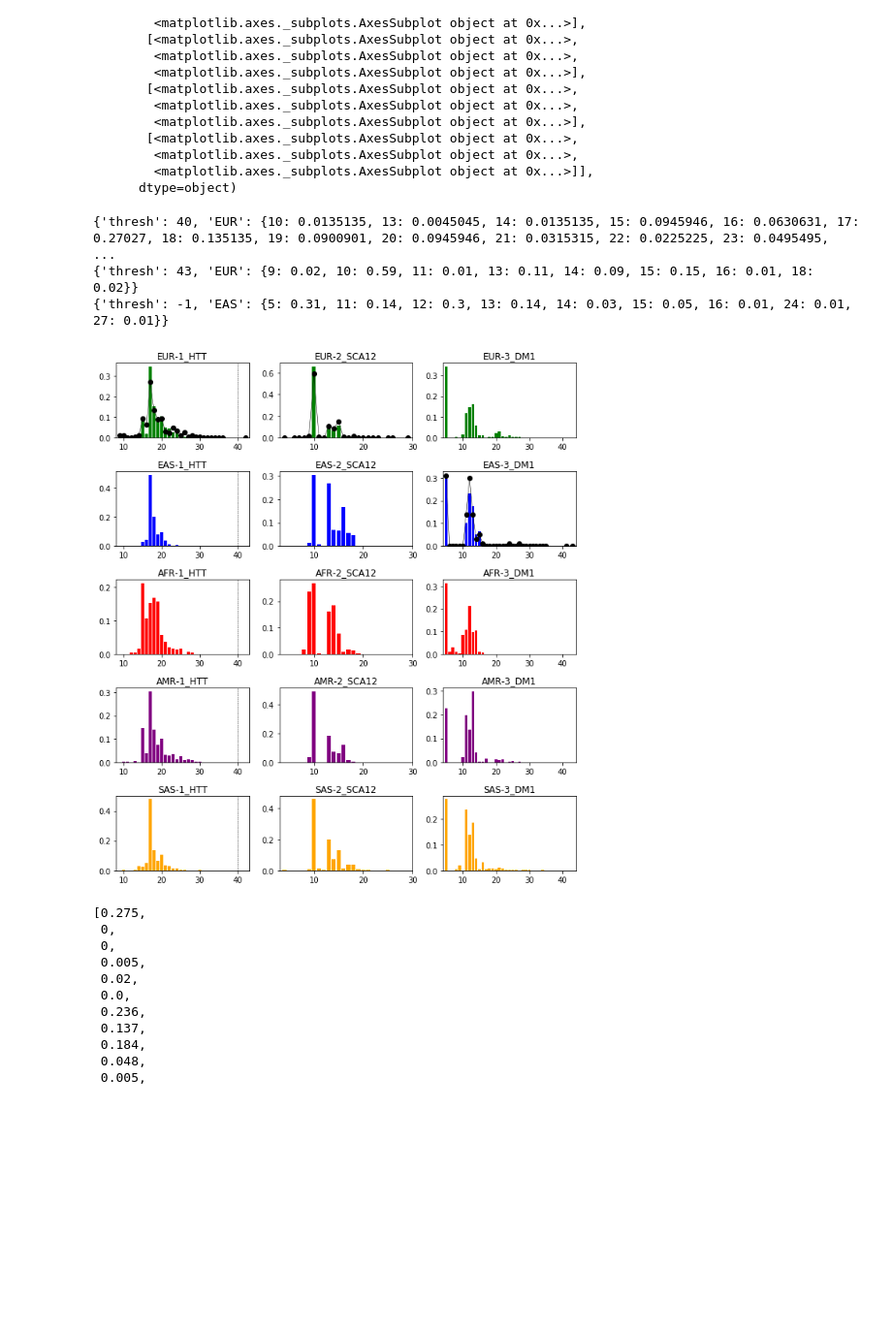
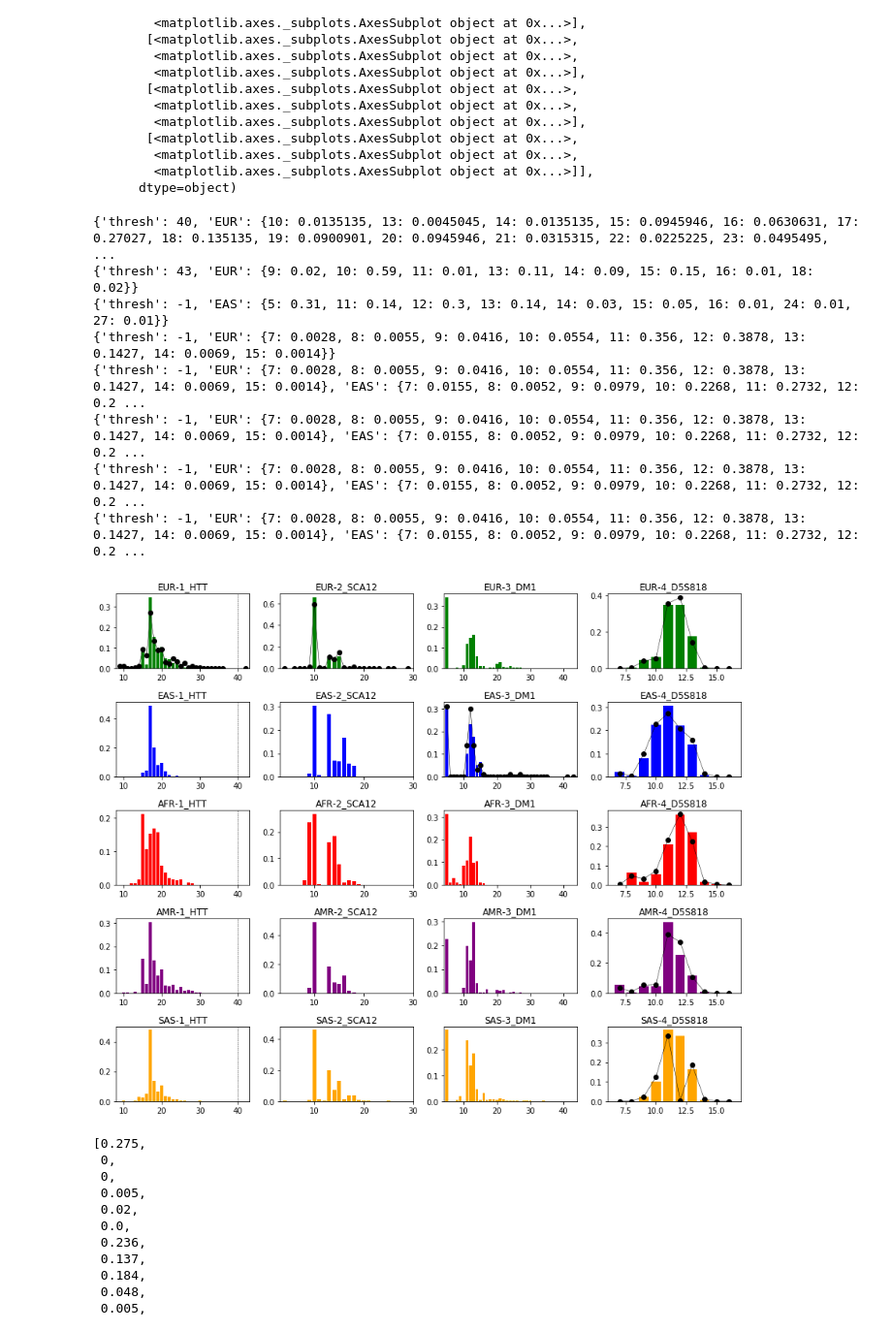
Before and after one commit to gymrek-lab/EnsembleTR, a Jupyter notebook: callset-qc/1000G_CallerQC_Figures.ipynb, the cells around one changed output. Shown: that part at 97% size. Drawn from its saved outputs; the diff is of its cells as text; code cells hidden in the pictures; blank space fills up the shorter version.

```diff
--- a/callset-qc/1000G_CallerQC_Figures.ipynb
+++ b/callset-qc/1000G_CallerQC_Figures.ipynb
@@ -162,11 +162,13 @@ locids = {}
 locids["chr4:3074877"] = "1_HTT"
 locids["chr5:146878728"] = "2_SCA12"
 locids["chr19:45770205"] = "3_DM1"
+locids["chr5:123775556"] = "4_D5S818"
 
 # Allele freqs compared to known
 known_freqs = pd.read_csv(os.path.join(OUTDIR, "known_afreqs.txt"), sep="\t")
 called_freqs = pd.read_csv(os.path.join(OUTDIR, "called_afreqs.txt"), sep="\t") # TODO order based on iD
 called_freqs = called_freqs[called_freqs["pos"] != 146878729] # need to remove this one
+called_freqs = called_freqs[called_freqs["pos"] != 123775553] # need to remove this one
 called_freqs["id"] = called_freqs.apply(lambda x: locids["%s:%s"%(x["chrom"], x["pos"])], 1)
 called_freqs = called_freqs.sort_values("id")
 
@@ -208,34 +210,39 @@ for i in range(called_freqs.shape[0]):
             if str(cstring) == "nan": continue
             for allele in cstring.split(","):
                 al, fq = allele.split(":")
                 al = int(float(al)); fq = float(fq)
                 spcts[al] = fq
             kcounts[sp] = spcts
             print(kcounts)
 
     for j in range(len(superpops)):
         ax = axis_array[j, i]
         ax.bar(alleles, [popcounts[superpops[j]].get(a, 0) for a in alleles], color=popcolors[superpops[j]])
 
         # Plot known
         if superpops[j] in kcounts.keys():
             ax.plot(alleles, [kcounts[superpops[j]].get(a, 0) for a in alleles], color="black",
                    marker="o", linewidth=0.5)
 
         # Plot threshold
         if kcounts["thresh"]>-1:
             ax.axvline(x=kcounts["thresh"], linewidth=0.5, color="black", linestyle="dashed")
         ax.set_xlim(left=min(alleles)-1, right=max(alleles)+1)
         ax.set_title("%s-%s"%(superpops[j], locus_id))
         #ax.grid(True)
         plotnum += 1
 
 fig.tight_layout()
 # %% [output]
 {'thresh': 40, 'EUR': {10: 0.0135135, 13: 0.0045045, 14: 0.0135135, 15: 0.0945946, 16: 0.0630631, 17: 0.27027, 18: 0.135135, 19: 0.0900901, 20: 0.0945946, 21: 0.0315315, 22: 0.0225225, 23: 0.0495495,  ...
 {'thresh': 43, 'EUR': {9: 0.02, 10: 0.59, 11: 0.01, 13: 0.11, 14: 0.09, 15: 0.15, 16: 0.01, 18: 0.02}}
 {'thresh': -1, 'EAS': {5: 0.31, 11: 0.14, 12: 0.3, 13: 0.14, 14: 0.03, 15: 0.05, 16: 0.01, 24: 0.01, 27: 0.01}}
+{'thresh': -1, 'EUR': {7: 0.0028, 8: 0.0055, 9: 0.0416, 10: 0.0554, 11: 0.356, 12: 0.3878, 13: 0.1427, 14: 0.0069, 15: 0.0014}}
+{'thresh': -1, 'EUR': {7: 0.0028, 8: 0.0055, 9: 0.0416, 10: 0.0554, 11: 0.356, 12: 0.3878, 13: 0.1427, 14: 0.0069, 15: 0.0014}, 'EAS': {7: 0.0155, 8: 0.0052, 9: 0.0979, 10: 0.2268, 11: 0.2732, 12: 0.2 ...
+{'thresh': -1, 'EUR': {7: 0.0028, 8: 0.0055, 9: 0.0416, 10: 0.0554, 11: 0.356, 12: 0.3878, 13: 0.1427, 14: 0.0069, 15: 0.0014}, 'EAS': {7: 0.0155, 8: 0.0052, 9: 0.0979, 10: 0.2268, 11: 0.2732, 12: 0.2 ...
+{'thresh': -1, 'EUR': {7: 0.0028, 8: 0.0055, 9: 0.0416, 10: 0.0554, 11: 0.356, 12: 0.3878, 13: 0.1427, 14: 0.0069, 15: 0.0014}, 'EAS': {7: 0.0155, 8: 0.0052, 9: 0.0979, 10: 0.2268, 11: 0.2732, 12: 0.2 ...
+{'thresh': -1, 'EUR': {7: 0.0028, 8: 0.0055, 9: 0.0416, 10: 0.0554, 11: 0.356, 12: 0.3878, 13: 0.1427, 14: 0.0069, 15: 0.0014}, 'EAS': {7: 0.0155, 8: 0.0052, 9: 0.0979, 10: 0.2268, 11: 0.2732, 12: 0.2 ...
-[figure, old version]
+[figure, new version]
 # %%
 [popcounts[superpops[j]].get(a, 0) for a in alleles]
 # %% [output]
```
Also changed, not shown: 1 other file.
